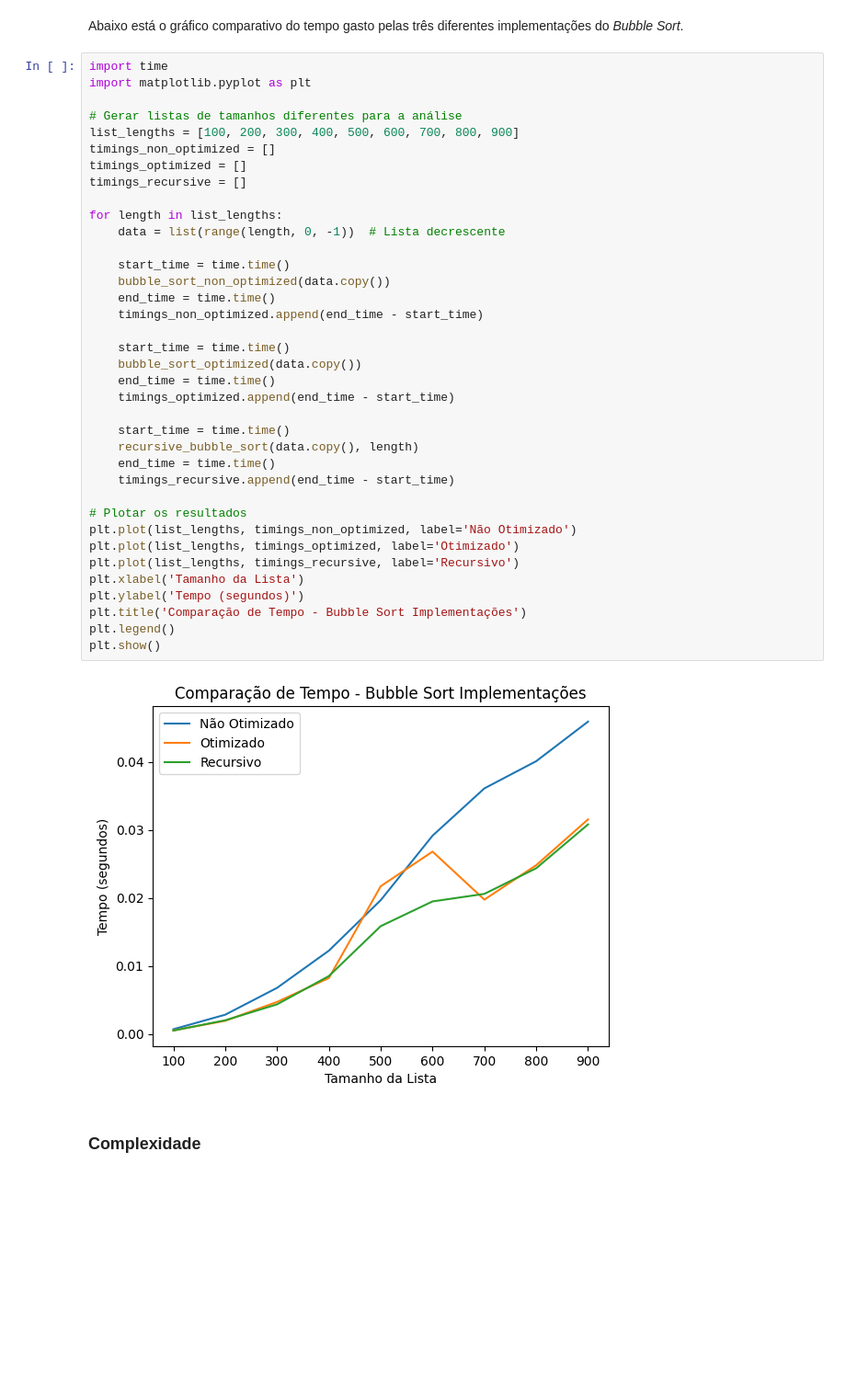
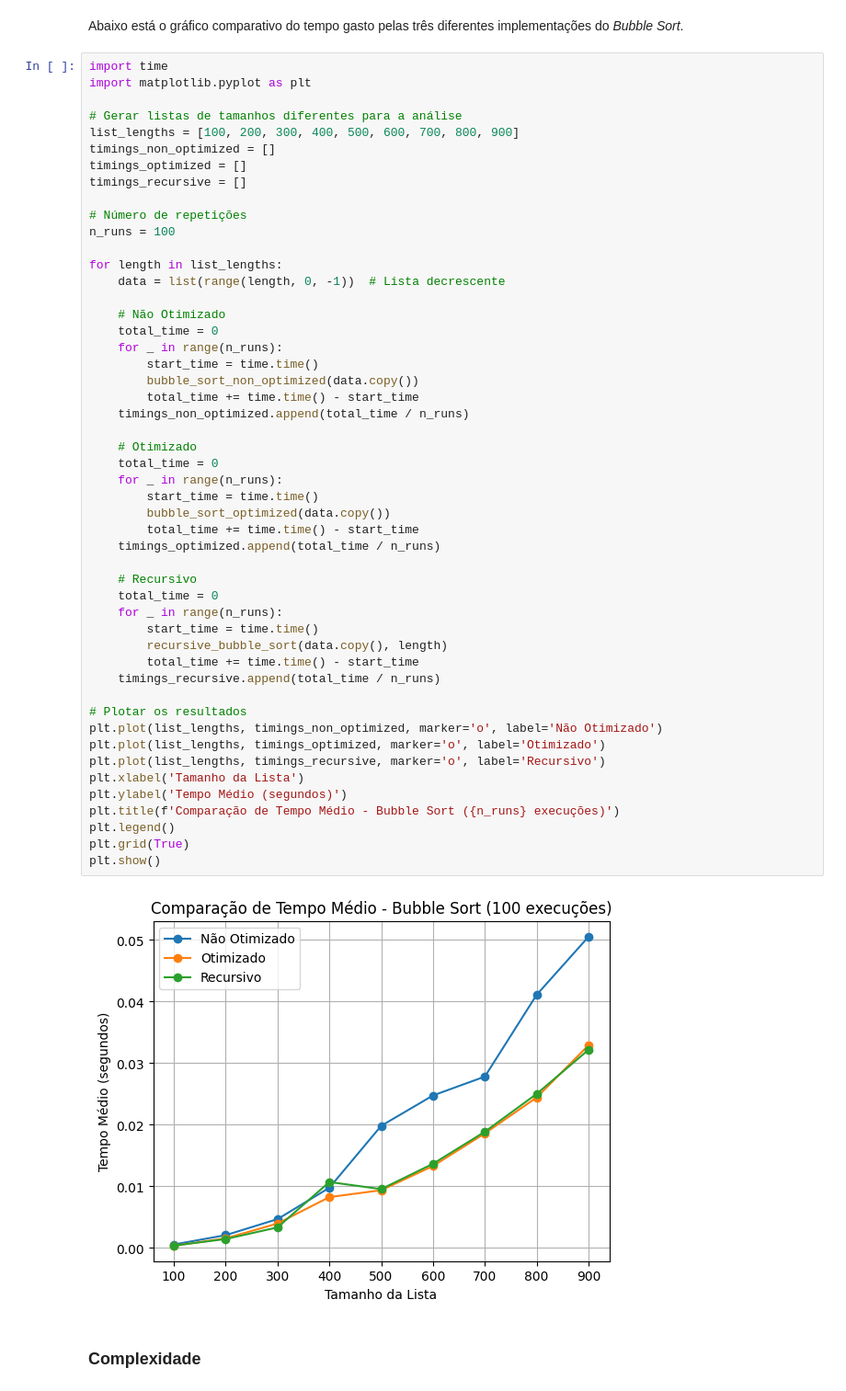
Before and after one commit to tiagopessoalima/ED1, a Jupyter notebook: Semana_02_(ED1).ipynb, the cells around one changed output. Shown at 92% size. Saved outputs shown, nothing was run; the diff lists cells and outputs as text; blank space fills up the shorter version.

```diff
--- a/Semana_02_(ED1).ipynb
+++ b/Semana_02_(ED1).ipynb
@@ -185,42 +161,55 @@ Abaixo está o gráfico comparativo do tempo gasto pelas três diferentes implem
 # %%
 import time
 import matplotlib.pyplot as plt
 
 # Gerar listas de tamanhos diferentes para a análise
 list_lengths = [100, 200, 300, 400, 500, 600, 700, 800, 900]
 timings_non_optimized = []
 timings_optimized = []
 timings_recursive = []
 
+# Número de repetições
+n_runs = 100
+
 for length in list_lengths:
     data = list(range(length, 0, -1))  # Lista decrescente
 
-    start_time = time.time()
-    bubble_sort_non_optimized(data.copy())
-    end_time = time.time()
-    timings_non_optimized.append(end_time - start_time)
+    # Não Otimizado
+    total_time = 0
+    for _ in range(n_runs):
+        start_time = time.time()
+        bubble_sort_non_optimized(data.copy())
+        total_time += time.time() - start_time
+    timings_non_optimized.append(total_time / n_runs)
 
-    start_time = time.time()
-    bubble_sort_optimized(data.copy())
-    end_time = time.time()
-    timings_optimized.append(end_time - start_time)
+    # Otimizado
+    total_time = 0
+    for _ in range(n_runs):
+        start_time = time.time()
+        bubble_sort_optimized(data.copy())
+        total_time += time.time() - start_time
+    timings_optimized.append(total_time / n_runs)
 
-    start_time = time.time()
-    recursive_bubble_sort(data.copy(), length)
-    end_time = time.time()
-    timings_recursive.append(end_time - start_time)
+    # Recursivo
+    total_time = 0
+    for _ in range(n_runs):
+        start_time = time.time()
+        recursive_bubble_sort(data.copy(), length)
+        total_time += time.time() - start_time
+    timings_recursive.append(total_time / n_runs)
 
 # Plotar os resultados
-plt.plot(list_lengths, timings_non_optimized, label='Não Otimizado')
-plt.plot(list_lengths, timings_optimized, label='Otimizado')
-plt.plot(list_lengths, timings_recursive, label='Recursivo')
+plt.plot(list_lengths, timings_non_optimized, marker='o', label='Não Otimizado')
+plt.plot(list_lengths, timings_optimized, marker='o', label='Otimizado')
+plt.plot(list_lengths, timings_recursive, marker='o', label='Recursivo')
 plt.xlabel('Tamanho da Lista')
-plt.ylabel('Tempo (segundos)')
-plt.title('Comparação de Tempo - Bubble Sort Implementações')
+plt.ylabel('Tempo Médio (segundos)')
+plt.title(f'Comparação de Tempo Médio - Bubble Sort ({n_runs} execuções)')
 plt.legend()
+plt.grid(True)
 plt.show()
 # %% [output]
-[figure, old version]
+[figure, new version]
 # %% [markdown]
 ### **Complexidade**
 # %% [markdown]
```
Also changed, not shown: parts of 8 cells of this notebook.
